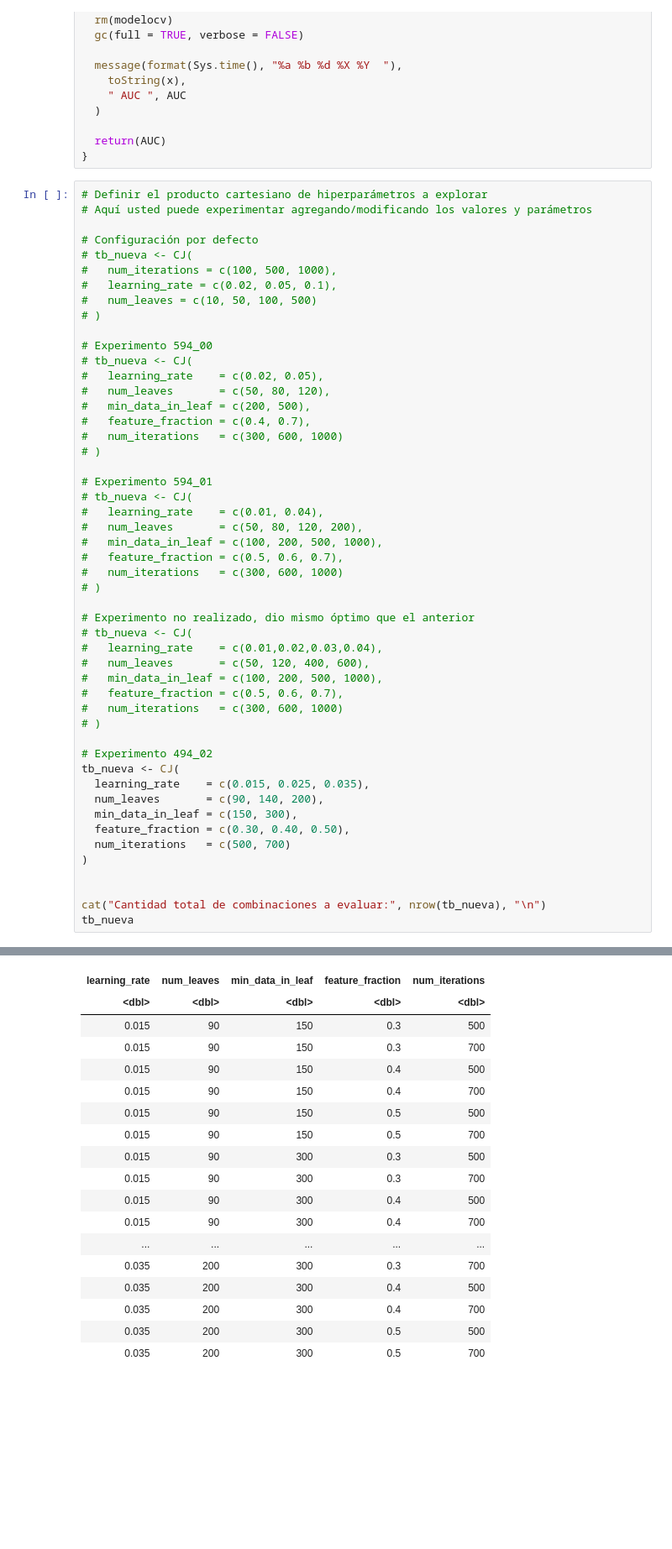
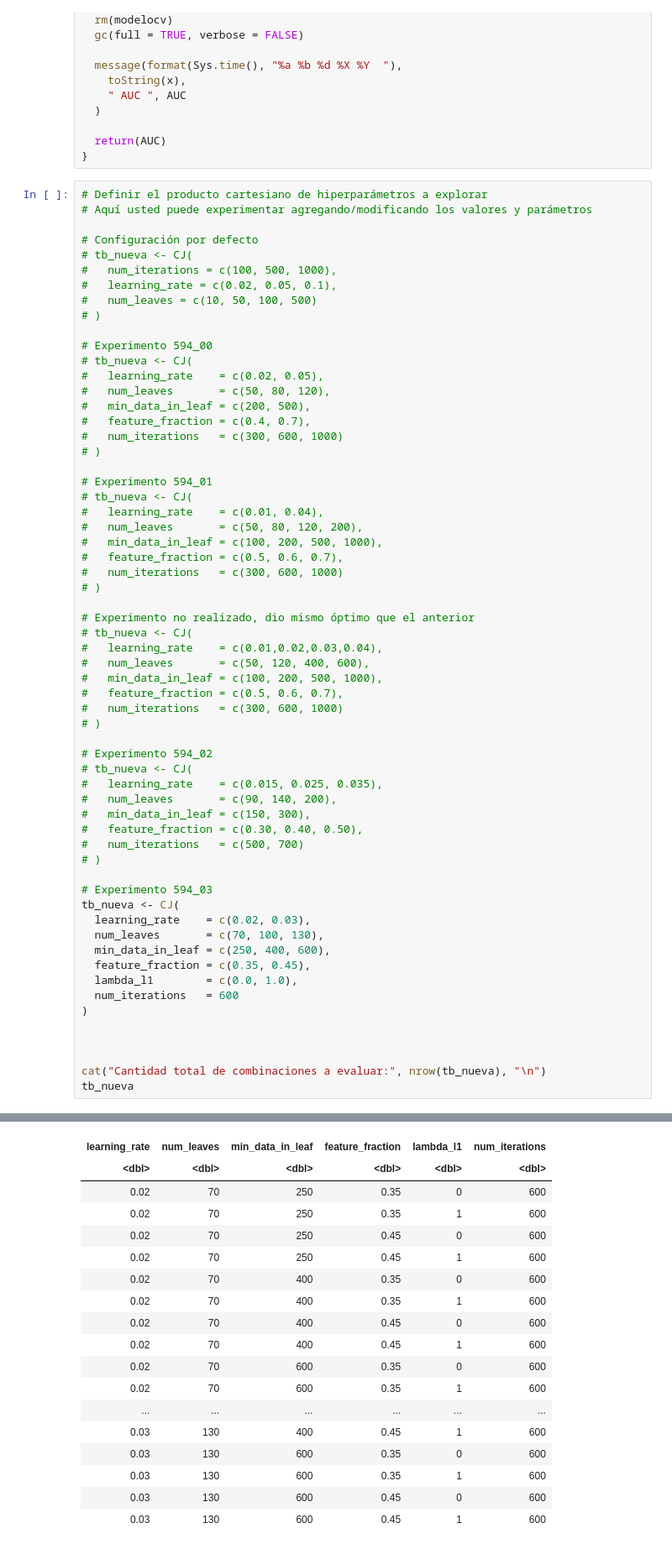
Before and after one commit to adrianarmando/dmeyf2026, a Jupyter notebook: src/ensembles/aa494_TareaHogar_04-bis.ipynb, the cells around one changed output, grey strips where cells are left out. Shown at 84% size. Cells and saved outputs as stored; diff of their text form; blank space fills up the shorter version.

```diff
--- a/src/ensembles/aa494_TareaHogar_04-bis.ipynb
+++ b/src/ensembles/aa494_TareaHogar_04-bis.ipynb
@@ -305,14 +305,25 @@ Estimar_AUC_lightgbm <- function(x) {
 #   num_iterations   = c(300, 600, 1000)
 # )
 
-# Experimento 494_02
+# Experimento 594_02
+# tb_nueva <- CJ(
+#   learning_rate    = c(0.015, 0.025, 0.035),
+#   num_leaves       = c(90, 140, 200),
+#   min_data_in_leaf = c(150, 300),
+#   feature_fraction = c(0.30, 0.40, 0.50),
+#   num_iterations   = c(500, 700)
+# )
+
+# Experimento 594_03
 tb_nueva <- CJ(
-  learning_rate    = c(0.015, 0.025, 0.035),
-  num_leaves       = c(90, 140, 200),
-  min_data_in_leaf = c(150, 300),
-  feature_fraction = c(0.30, 0.40, 0.50),
-  num_iterations   = c(500, 700)
+  learning_rate    = c(0.02, 0.03),
+  num_leaves       = c(70, 100, 130),
+  min_data_in_leaf = c(250, 400, 600),
+  feature_fraction = c(0.35, 0.45),
+  lambda_l1        = c(0.0, 1.0),
+  num_iterations   = 600
 )
+
 
 
 cat("Cantidad total de combinaciones a evaluar:", nrow(tb_nueva), "\n")
@@ -323,21 +334,21 @@ A data.table: 108 × 5
-| learning_rate | num_leaves | min_data_in_leaf | feature_fraction | num_iterations |
-| <dbl> | <dbl> | <dbl> | <dbl> | <dbl> |
-| 0.015 | 90 | 150 | 0.3 | 500 |
-| 0.015 | 90 | 150 | 0.3 | 700 |
-| 0.015 | 90 | 150 | 0.4 | 500 |
-| 0.015 | 90 | 150 | 0.4 | 700 |
-| 0.015 | 90 | 150 | 0.5 | 500 |
-| 0.015 | 90 | 150 | 0.5 | 700 |
-| 0.015 | 90 | 300 | 0.3 | 500 |
-| 0.015 | 90 | 300 | 0.3 | 700 |
-| 0.015 | 90 | 300 | 0.4 | 500 |
-| 0.015 | 90 | 300 | 0.4 | 700 |
-| ... | ... | ... | ... | ... |
-| 0.035 | 200 | 300 | 0.3 | 700 |
-| 0.035 | 200 | 300 | 0.4 | 500 |
-| 0.035 | 200 | 300 | 0.4 | 700 |
-| 0.035 | 200 | 300 | 0.5 | 500 |
-| 0.035 | 200 | 300 | 0.5 | 700 |
+| learning_rate | num_leaves | min_data_in_leaf | feature_fraction | lambda_l1 | num_iterations |
+| <dbl> | <dbl> | <dbl> | <dbl> | <dbl> | <dbl> |
+| 0.02 | 70 | 250 | 0.35 | 0 | 600 |
+| 0.02 | 70 | 250 | 0.35 | 1 | 600 |
+| 0.02 | 70 | 250 | 0.45 | 0 | 600 |
+| 0.02 | 70 | 250 | 0.45 | 1 | 600 |
+| 0.02 | 70 | 400 | 0.35 | 0 | 600 |
+| 0.02 | 70 | 400 | 0.35 | 1 | 600 |
+| 0.02 | 70 | 400 | 0.45 | 0 | 600 |
+| 0.02 | 70 | 400 | 0.45 | 1 | 600 |
+| 0.02 | 70 | 600 | 0.35 | 0 | 600 |
+| 0.02 | 70 | 600 | 0.35 | 1 | 600 |
+| ... | ... | ... | ... | ... | ... |
+| 0.03 | 130 | 400 | 0.45 | 1 | 600 |
+| 0.03 | 130 | 600 | 0.35 | 0 | 600 |
+| 0.03 | 130 | 600 | 0.35 | 1 | 600 |
+| 0.03 | 130 | 600 | 0.45 | 0 | 600 |
+| 0.03 | 130 | 600 | 0.45 | 1 | 600 |
 # %%
 # Registro a registro calculo la AUC en Cross-Validation
 tb_nueva[, AUC := Estimar_AUC_lightgbm(list(.SD)), by = 1:nrow(tb_nueva)]
```
Also changed, not shown: parts of 7 cells of this notebook.
